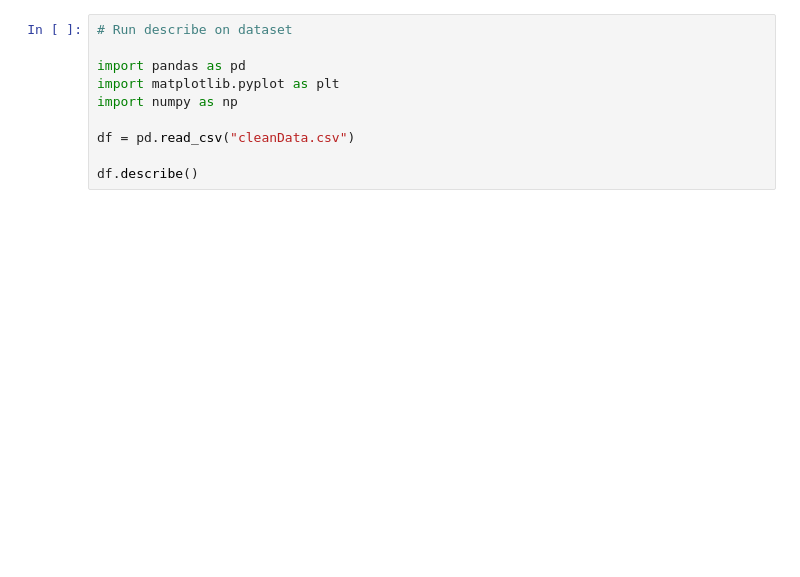
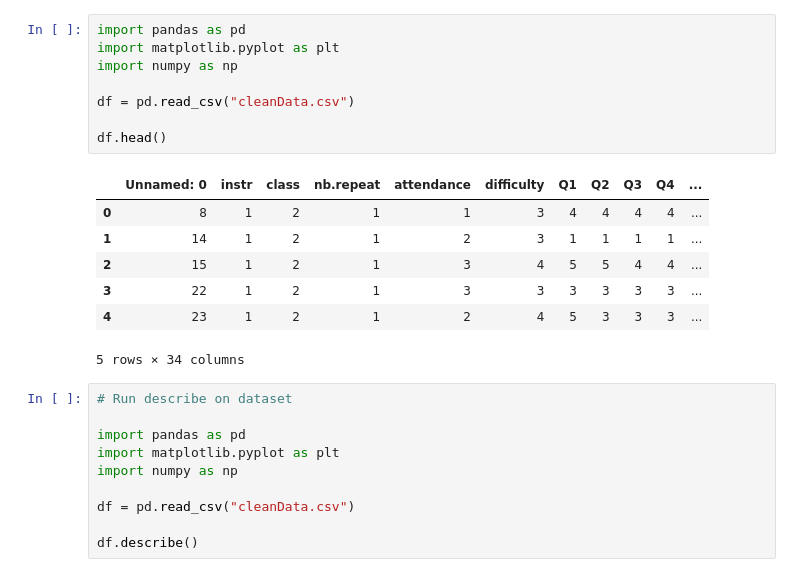
Before and after one commit to jensbackvall/DataScienceKEA2020, a Jupyter notebook: ThomasNotebook.ipynb, the cells around one changed output. Cells and saved outputs as stored; diff of their text form; blank space fills up the shorter version.

```diff
--- a/ThomasNotebook.ipynb
+++ b/ThomasNotebook.ipynb
@@ -1,3 +1,19 @@
+# %%
+import pandas as pd
+import matplotlib.pyplot as plt
+import numpy as np
+
+df = pd.read_csv("cleanData.csv")
+
+df.head()
+# %% [output]
+|  | Unnamed: 0 | instr | class | nb.repeat | attendance | difficulty | Q1 | Q2 | Q3 | Q4 | ... |
+| 0 | 8 | 1 | 2 | 1 | 1 | 3 | 4 | 4 | 4 | 4 | ... |
+| 1 | 14 | 1 | 2 | 1 | 2 | 3 | 1 | 1 | 1 | 1 | ... |
+| 2 | 15 | 1 | 2 | 1 | 3 | 4 | 5 | 5 | 4 | 4 | ... |
+| 3 | 22 | 1 | 2 | 1 | 3 | 3 | 3 | 3 | 3 | 3 | ... |
+| 4 | 23 | 1 | 2 | 1 | 2 | 4 | 5 | 3 | 3 | 3 | ... |
+5 rows × 34 columns
 # %%
 # Run describe on dataset
 
```
Also changed, not shown: parts of 3 cells of this notebook.
